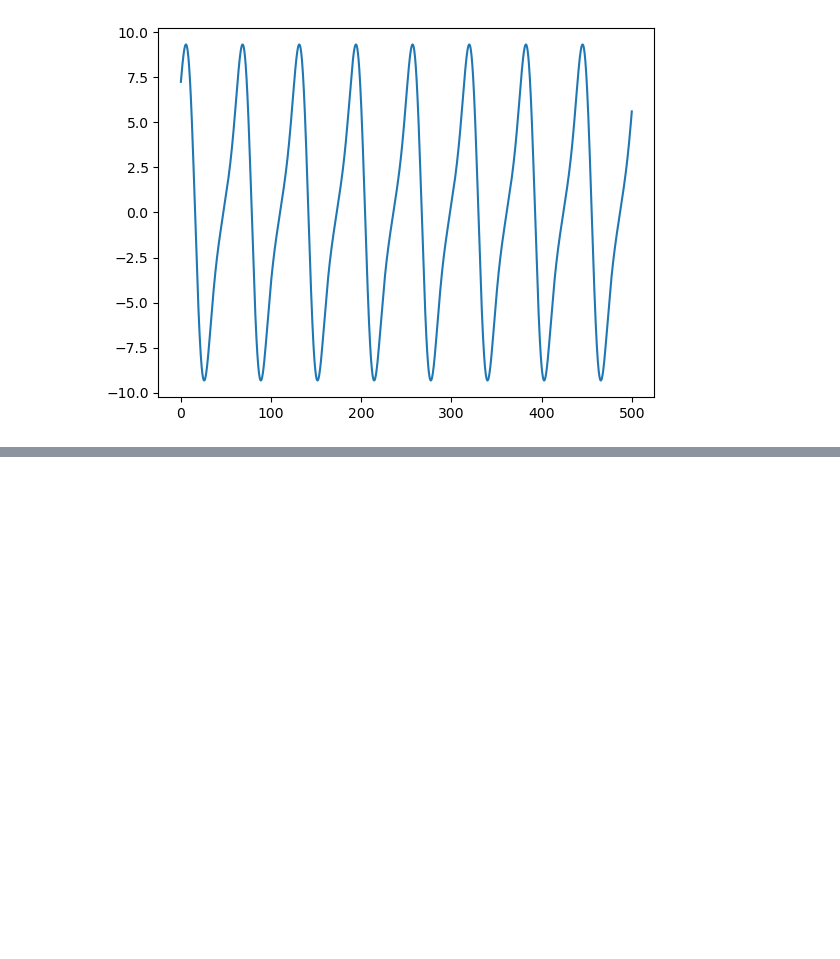
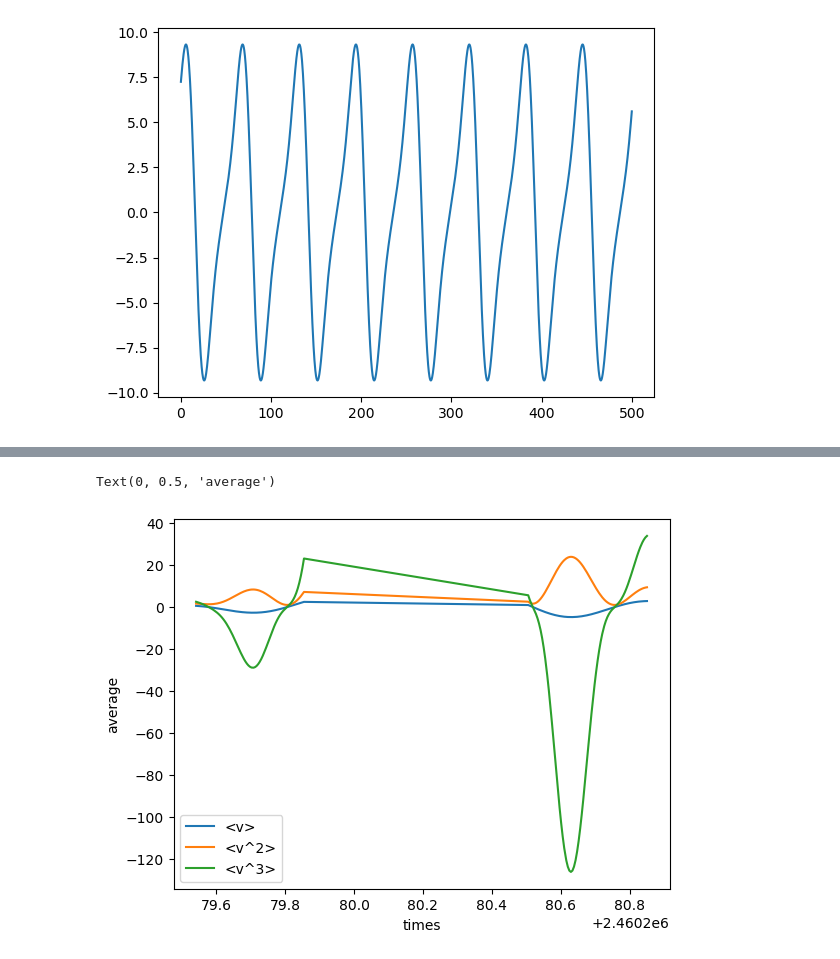
Before and after one commit to kaitlynchen1/moment-of-velocity, a Jupyter notebook: moment of velocity.ipynb, the cells around one changed output, grey strips where cells are left out. Cells and saved outputs as stored; diff of their text form; code cells hidden in the pictures; blank space fills up the shorter version.

```diff
--- a/moment of velocity.ipynb
+++ b/moment of velocity.ipynb
@@ -216,0 +270,28 @@ array([7.25      , 7.39899528, 7.54557447, ..., 5.30530471, 5.45689166,
+# %%
+# one mode
+def one_mode(t, omega, psi, A, B, sigma, vrot):
+    """one mode functions"""
+    v = avg_v_one_mode(t, omega, psi, A, B, sigma, vrot)
+    v2 = avg_v2_one_mode(t, omega, psi, A, B, sigma, vrot)
+    v3 = avg_v3_one_mode(t, omega, psi, A, B, sigma, vrot)
+    return v, v2, v3
+
+# multi modes
+def multi_mode(t, omega, psi, A, B, sigma, vrot):
+    """multi mode functions"""
+    v = avg_v_multi_mode(t, omega, psi, A, B, sigma, vrot)
+    v2 = avg_v2_multi_mode(t, omega, psi, A, B, sigma, vrot)
+    v3 = avg_v3_multi_mode(t, omega, psi, A, B, sigma, vrot)
+    return v, v2, v3
+# %%
+# test, should show <v> <v^2> <v^3>
+label = ["<v>", "<v^2>", "<v^3>"]
+for i in range(3):
+    plt.plot(t, multi_mode(t, omega, psi, A, B, sigma, vrot)[i], label = label[i])
+
+plt.legend()
+plt.xlabel("times")
+plt.ylabel("average")
+# %% [output]
+Text(0, 0.5, 'average')
+[figure, added]
```
Also changed, not shown: parts of 6 cells of this notebook, 2 other files.
